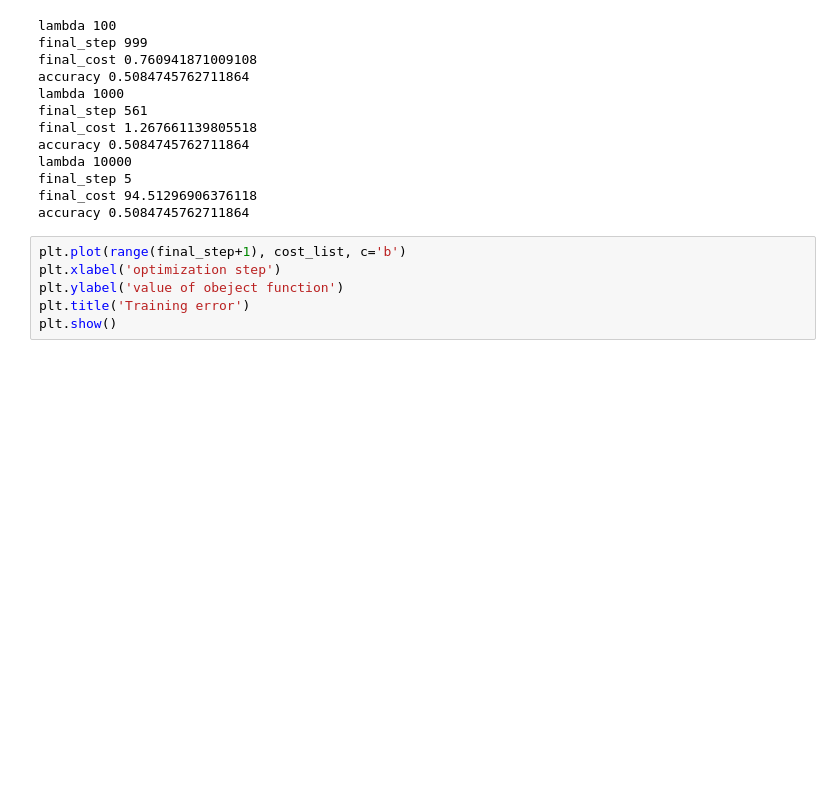
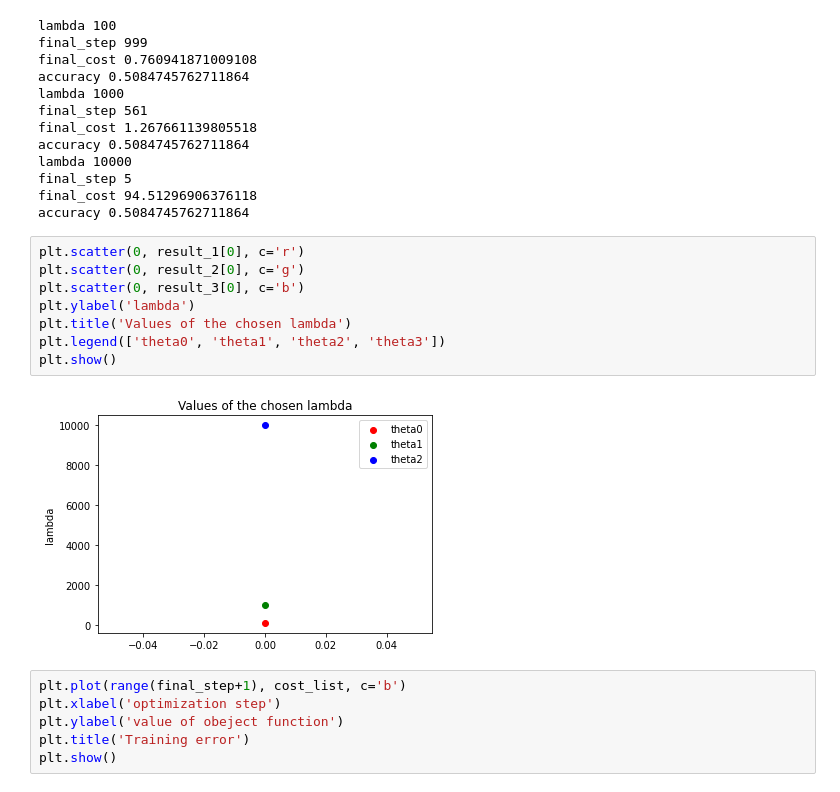
Before and after one commit to SuhyeonHa/MatrixComputation, a Jupyter notebook: Assignment07.ipynb, the cells around one changed output. Cells and saved outputs as stored; diff of their text form; blank space fills up the shorter version.

Commit message:
Display the values of the chosen regularization parameters

```diff
--- a/Assignment07.ipynb
+++ b/Assignment07.ipynb
@@ -199,6 +199,16 @@ lambda 10000
 final_step 5
 final_cost 94.51296906376118
 accuracy 0.5084745762711864
+# %%
+plt.scatter(0, result_1[0], c='r')
+plt.scatter(0, result_2[0], c='g')
+plt.scatter(0, result_3[0], c='b')
+plt.ylabel('lambda')
+plt.title('Values of the chosen lambda')
+plt.legend(['theta0', 'theta1', 'theta2', 'theta3'])
+plt.show()
+# %% [output]
+[figure, added]
 # %%
 plt.plot(range(final_step+1), cost_list, c='b')
 plt.xlabel('optimization step')
```
